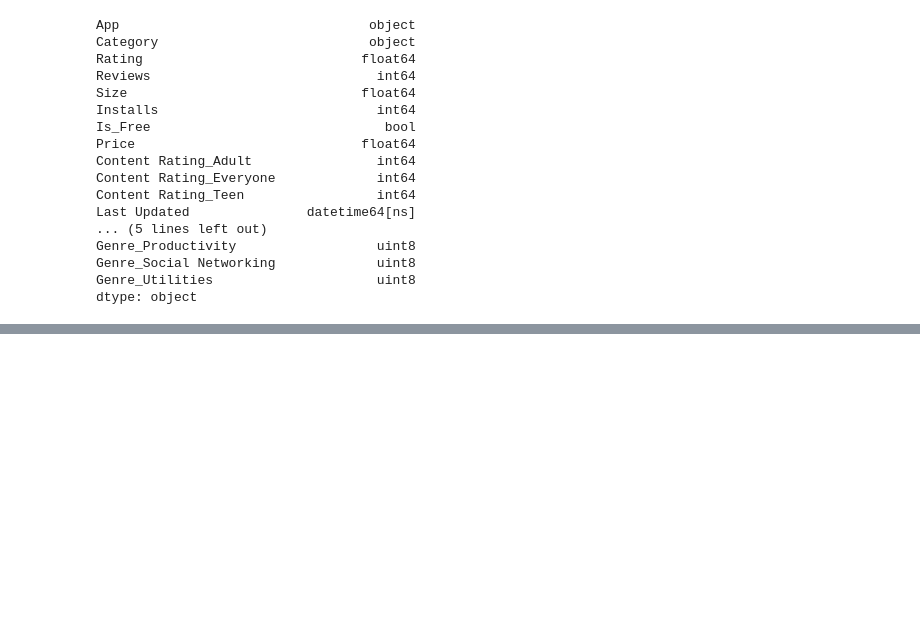
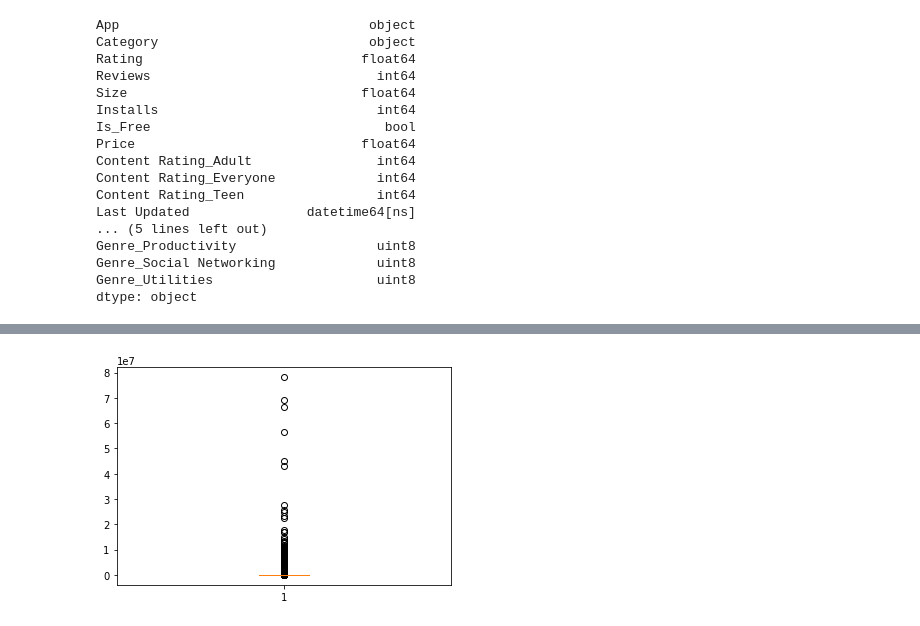
Before and after one commit to clabbott/app-data-analysis, a Jupyter notebook: FPT/Final_Proj_Tutorial.ipynb, the cells around one changed output, grey strips where cells are left out. Saved outputs shown, nothing was run; the diff lists cells and outputs as text; code cells hidden in the pictures; blank space fills up the shorter version.

```diff
--- a/FPT/Final_Proj_Tutorial.ipynb
+++ b/FPT/Final_Proj_Tutorial.ipynb
@@ -269,0 +356,4 @@ dtype: object
+# %%
+plt.boxplot(df["Reviews"]);
+# %% [output]
+[figure, added]
```
Also changed, not shown: parts of 20 cells of this notebook, 1 other file.
